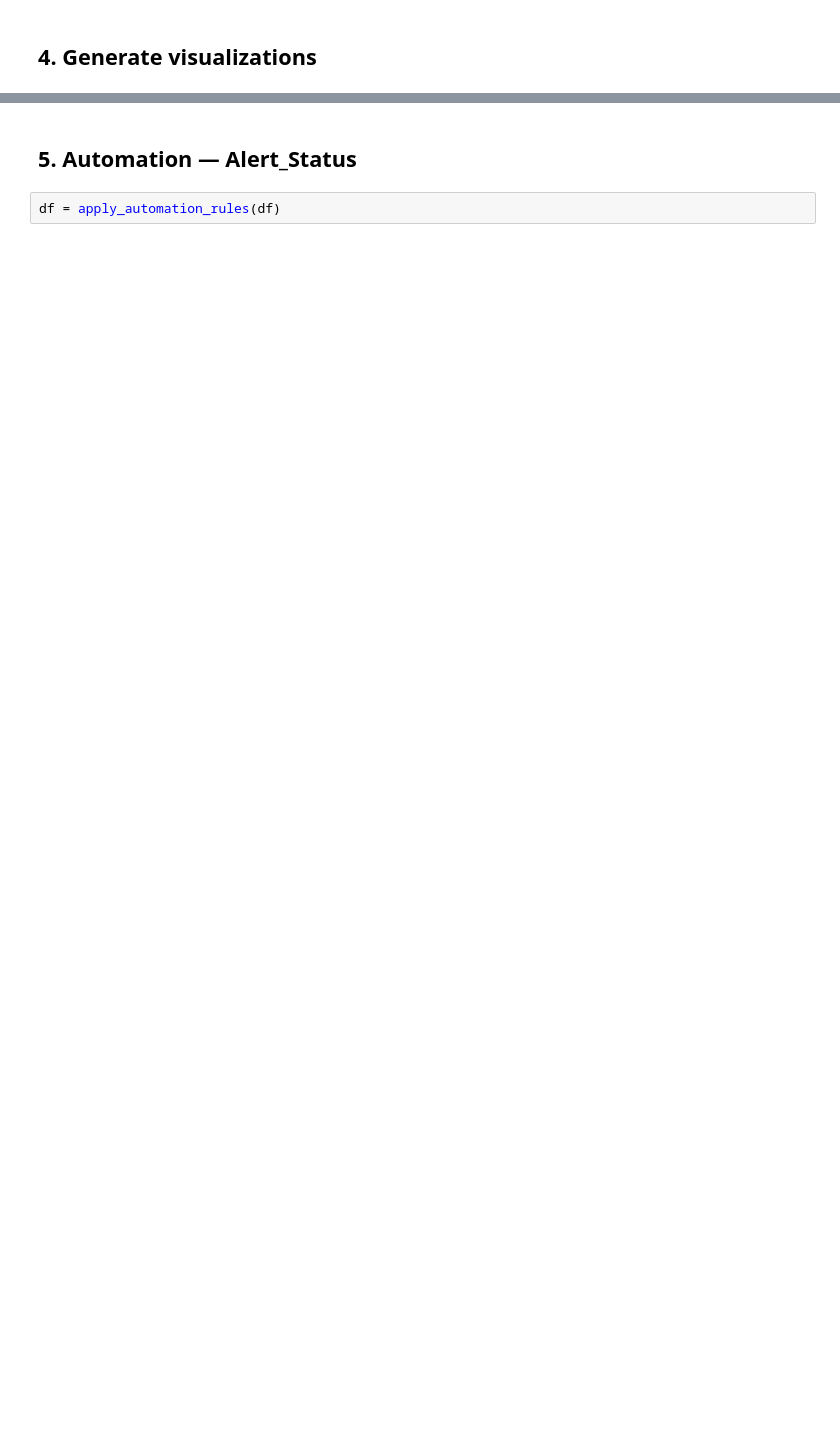
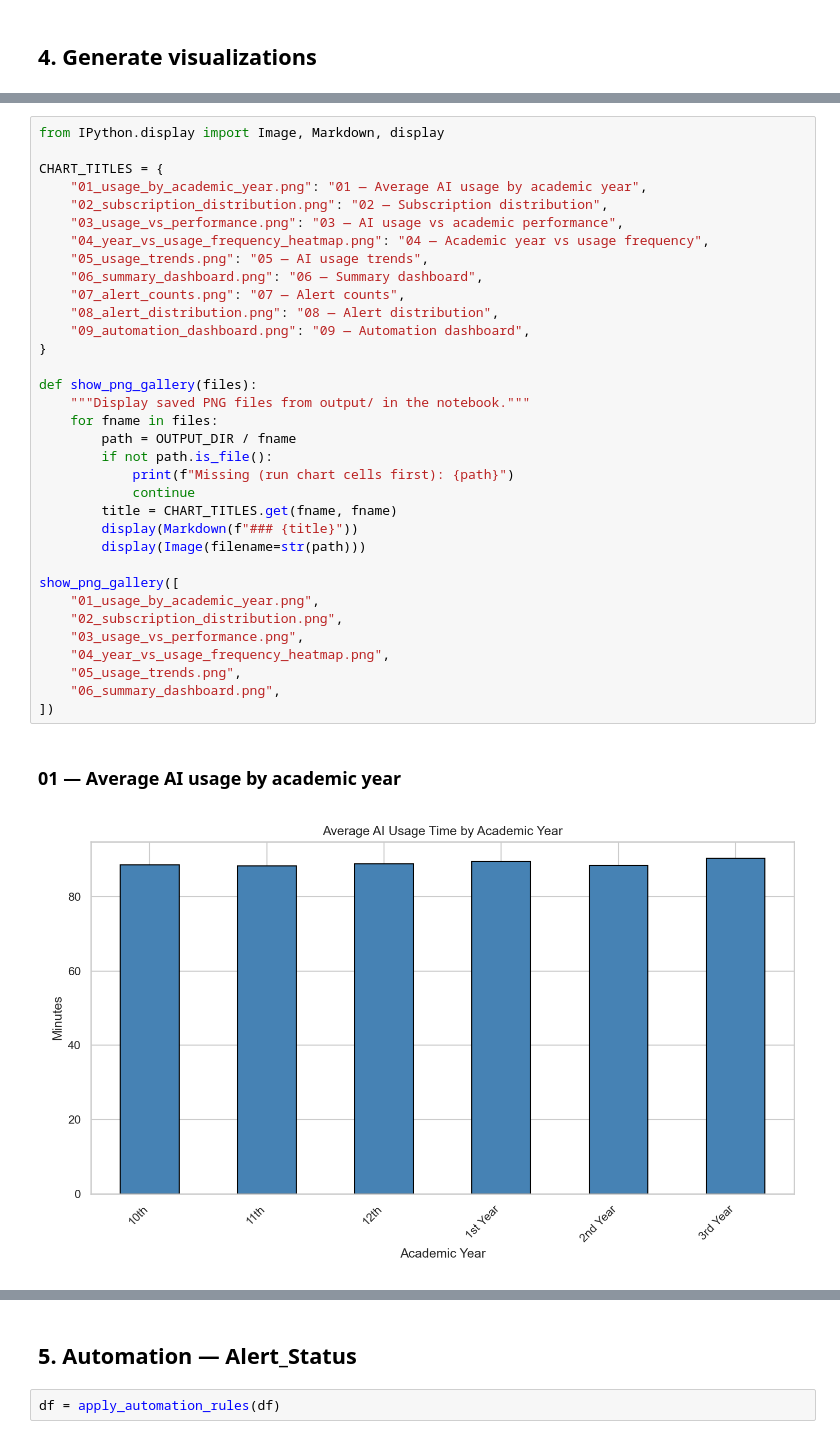
Before and after one commit to Nillufar/ai-usage-analysis, a Jupyter notebook: student-ai-usage-analysis.ipynb, the cells around one changed output, grey strips where cells are left out. Drawn from its saved outputs; the diff is of its cells as text; blank space fills up the shorter version.

Commit message:
- Markdown formatting

```diff
--- a/student-ai-usage-analysis.ipynb
+++ b/student-ai-usage-analysis.ipynb
@@ -669,0 +814,37 @@ def generate_visualizations(df: pd.DataFrame, results: dict) -> None:
+# %%
+from IPython.display import Image, Markdown, display
+
+CHART_TITLES = {
+    "01_usage_by_academic_year.png": "01 — Average AI usage by academic year",
+    "02_subscription_distribution.png": "02 — Subscription distribution",
+    "03_usage_vs_performance.png": "03 — AI usage vs academic performance",
+    "04_year_vs_usage_frequency_heatmap.png": "04 — Academic year vs usage frequency",
+    "05_usage_trends.png": "05 — AI usage trends",
+    "06_summary_dashboard.png": "06 — Summary dashboard",
+    "07_alert_counts.png": "07 — Alert counts",
+    "08_alert_distribution.png": "08 — Alert distribution",
+    "09_automation_dashboard.png": "09 — Automation dashboard",
+}
+
+def show_png_gallery(files):
+    """Display saved PNG files from output/ in the notebook."""
+    for fname in files:
+        path = OUTPUT_DIR / fname
+        if not path.is_file():
+            print(f"Missing (run chart cells first): {path}")
+            continue
+        title = CHART_TITLES.get(fname, fname)
+        display(Markdown(f"### {title}"))
+        display(Image(filename=str(path)))
+
+show_png_gallery([
+    "01_usage_by_academic_year.png",
+    "02_subscription_distribution.png",
+    "03_usage_vs_performance.png",
+    "04_year_vs_usage_frequency_heatmap.png",
+    "05_usage_trends.png",
+    "06_summary_dashboard.png",
+])
+# %% [output]
+### 01 — Average AI usage by academic year
+[figure, added]
```
Also changed, not shown: parts of 18 cells of this notebook, 1 other file.
